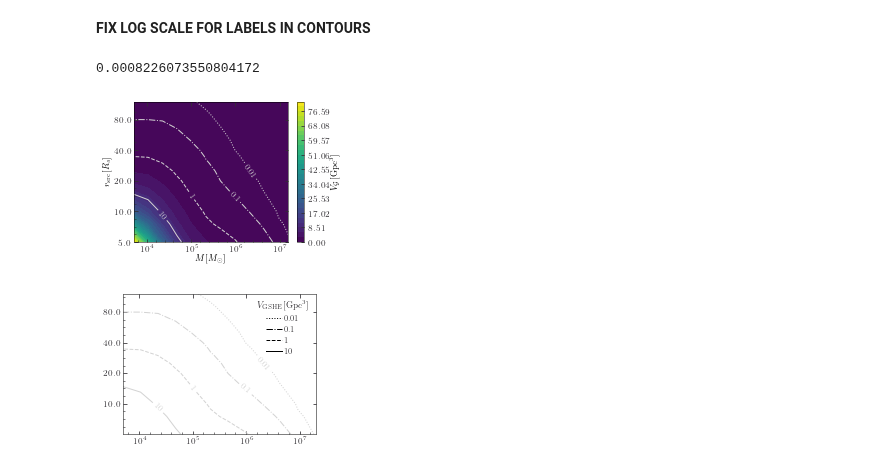
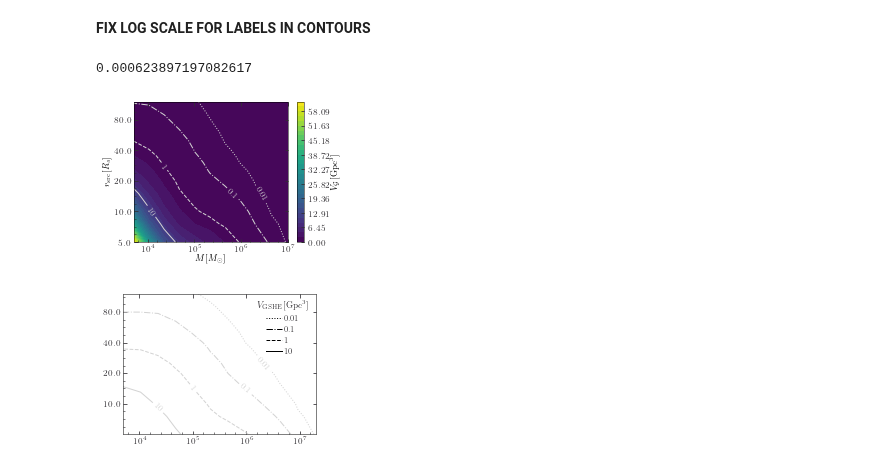
Before and after one commit to Richard-Sti/GSHE_public, a Jupyter notebook: scripts/prospective_constraints.ipynb, the cells around one changed output. Cells and saved outputs as stored; diff of their text form; code cells hidden in the pictures.

```diff
--- a/scripts/prospective_constraints.ipynb
+++ b/scripts/prospective_constraints.ipynb
@@ -709,11 +709,14 @@ GSHE_LIGO = np.load("../data/GSHE_LIGO_all_8_30.pkl", allow_pickle=True)
 **FIX LOG SCALE FOR LABELS IN CONTOURS**
 # %%
 fig, ax =  plt.subplots()
+from matplotlib.colors import LogNorm
+import astropy.units as u
+import astropy.constants as c
 
-experiment = 'ET'
-var = GSHE_ET['GSHE_vol [Gpc^3]']
-masses = GSHE_ET['M [M_sun]']
-rsrcs = GSHE_ET['r_src (r_s)']
+experiment = 'CE'
+var = GSHE_CE['GSHE_vol [Gpc^3]']
+masses = GSHE_CE['M [M_sun]']
+rsrcs = GSHE_CE['r_src (r_s)']
 
 minimum = max(var[var>0].min(),1e-5*var.max())
 print(minimum)
@@ -741,36 +744,36 @@ def major_formatter_y(x, pos):
     return f'${x:.1f}$'
 
 ax.set_yticks(np.log10([5,10,20,40,80]))
 
 ax.xaxis.set_major_formatter(major_formatter_x)
 ax.yaxis.set_major_formatter(major_formatter_y)
 
-ax.set_xlim(np.log10(5e3),np.log10(1.5e7)) #CAN'T DO THIS BC THE SCALE IS MESSED UP!
+ax.set_xlim(np.log10(5e3),np.log10(1.e7)) #CAN'T DO THIS BC THE SCALE IS MESSED UP!
 ax.set_ylim(np.log10(5),np.log10(120))
 
 factor = 1/(8*np.pi*u.Hz*u.Msun*c.G/c.c**3).decompose()
 
 # ax2 = ax.twiny()
 # ax2.plot(factor/np.log10(masses),0*masses)
 # ax2.set_xlim(factor/np.log10(masses).min(),factor/np.log10(masses).max())
 # ax2.set_xlabel(r'$f_{0}$ [Hz]')
 # ax2.set_xticks([1,0.1,0.01,1e-3])
 # ax2.xaxis.set_major_formatter(major_formatter_x)
 
 # newmasses = np.logspace(3.5,8,100)
 # ax.fill_between(np.log10(newmasses[newmasses>9e6]),np.log10(6),np.log10(12),color='red',alpha=0.5)
 # ax.fill_between(np.log10(newmasses[factor/newmasses>1]),np.log10(1),np.log10(1e3),color='black',alpha=0.2)
 
 # ax.set_xscale('log')
 # ax.set_yscale('log')
 ax.set_xlabel(r'$M [M_\odot]$')
 ax.set_ylabel(r'$r_{\rm src} [R_s]$')
 
 plt.savefig('../plots/GSHE_volume_%s.pdf'%experiment,bbox_inches='tight')
 plt.savefig('../plots/GSHE_volume_%s.png'%experiment,bbox_inches='tight')
 # %% [output]
-0.0008226073550804172
+0.000623897197082617
-[figure, old version]
+[figure, new version]
 # %%
 fig, ax =  plt.subplots()
 for v,s in zip([0.01,0.1,1,10],[':','-.','--','-']):
```
Also changed, not shown: parts of 3 cells of this notebook, 8 other files.
